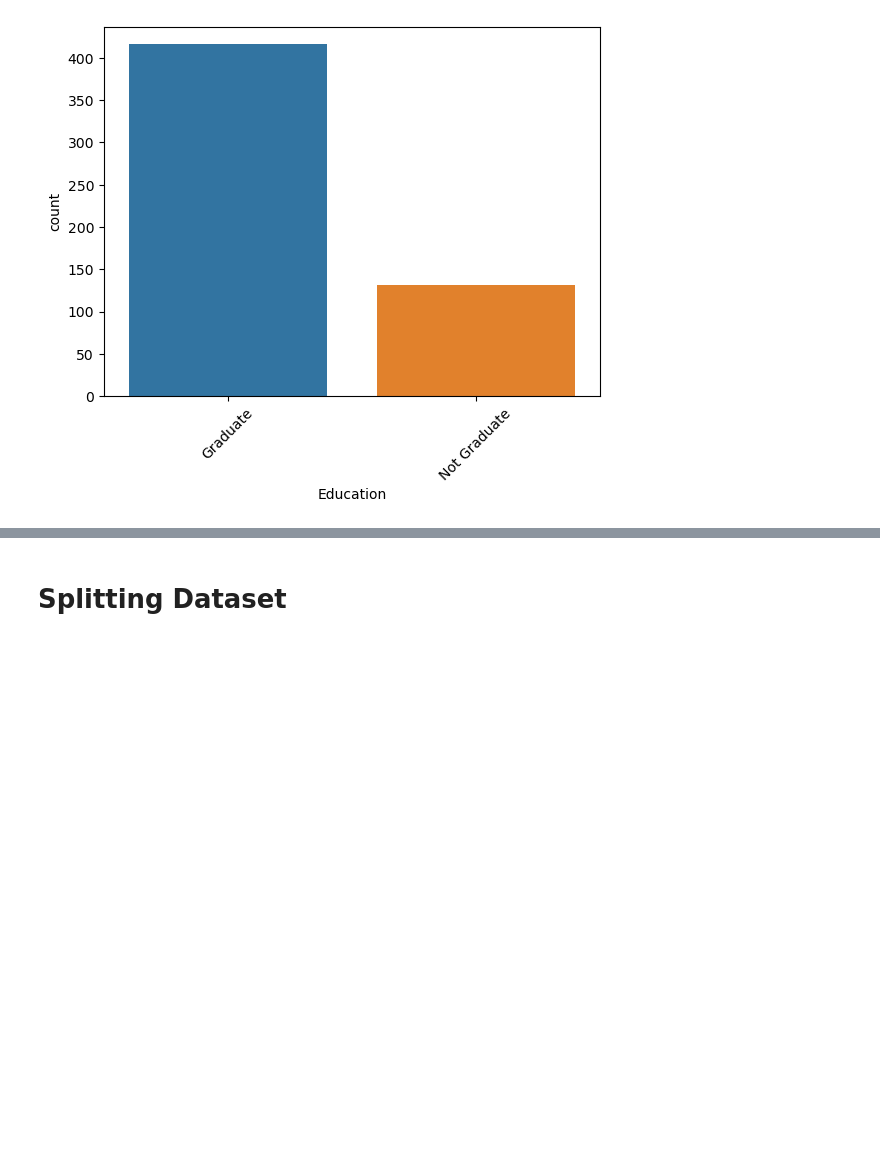
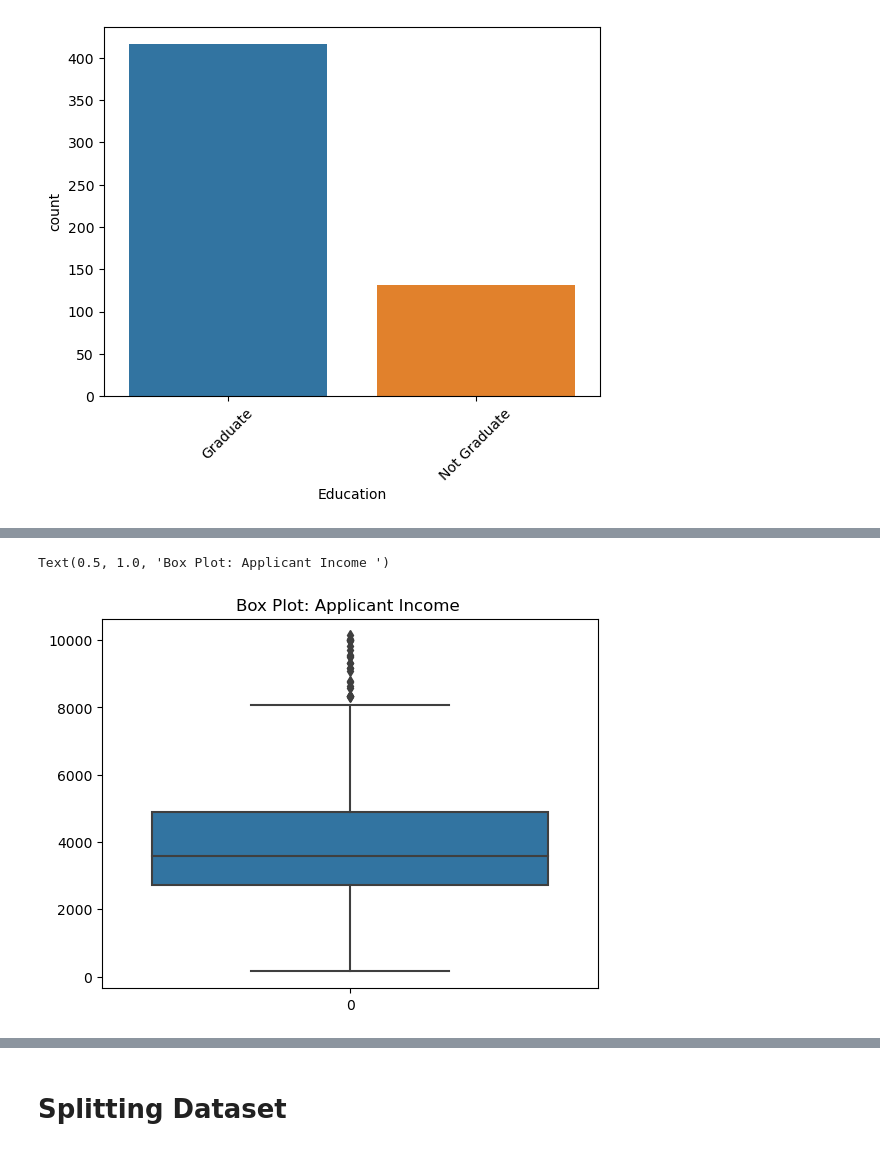
Before and after one commit to johncuevas51/Project_4_Group7, a Jupyter notebook: Loan_JC_prediction_spark.ipynb, the cells around one changed output, grey strips where cells are left out. Saved outputs shown, nothing was run; the diff lists cells and outputs as text; code cells hidden in the pictures; blank space fills up the shorter version.

```diff
--- a/Loan_JC_prediction_spark.ipynb
+++ b/Loan_JC_prediction_spark.ipynb
@@ -378,0 +390,7 @@ filtered_data_df.plot.scatter(x='ApplicantIncome',y='LoanAmount')
+# %%
+# Box Plot
+sns.boxplot(filtered_data_df['ApplicantIncome'])
+plt.title("Box Plot: Applicant Income ")
+# %% [output]
+Text(0.5, 1.0, 'Box Plot: Applicant Income ')
+[figure, added]
```
Also changed, not shown: parts of 18 cells of this notebook.
